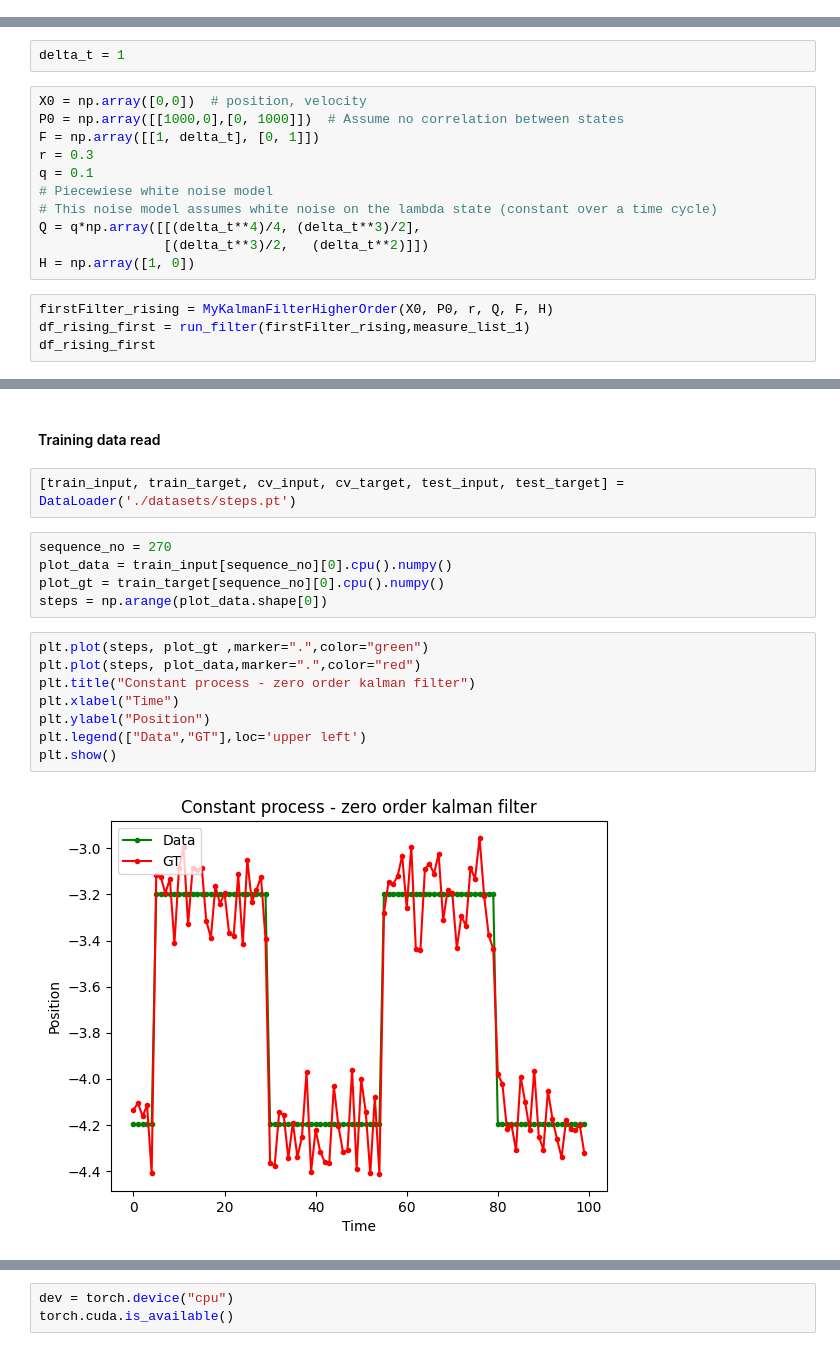
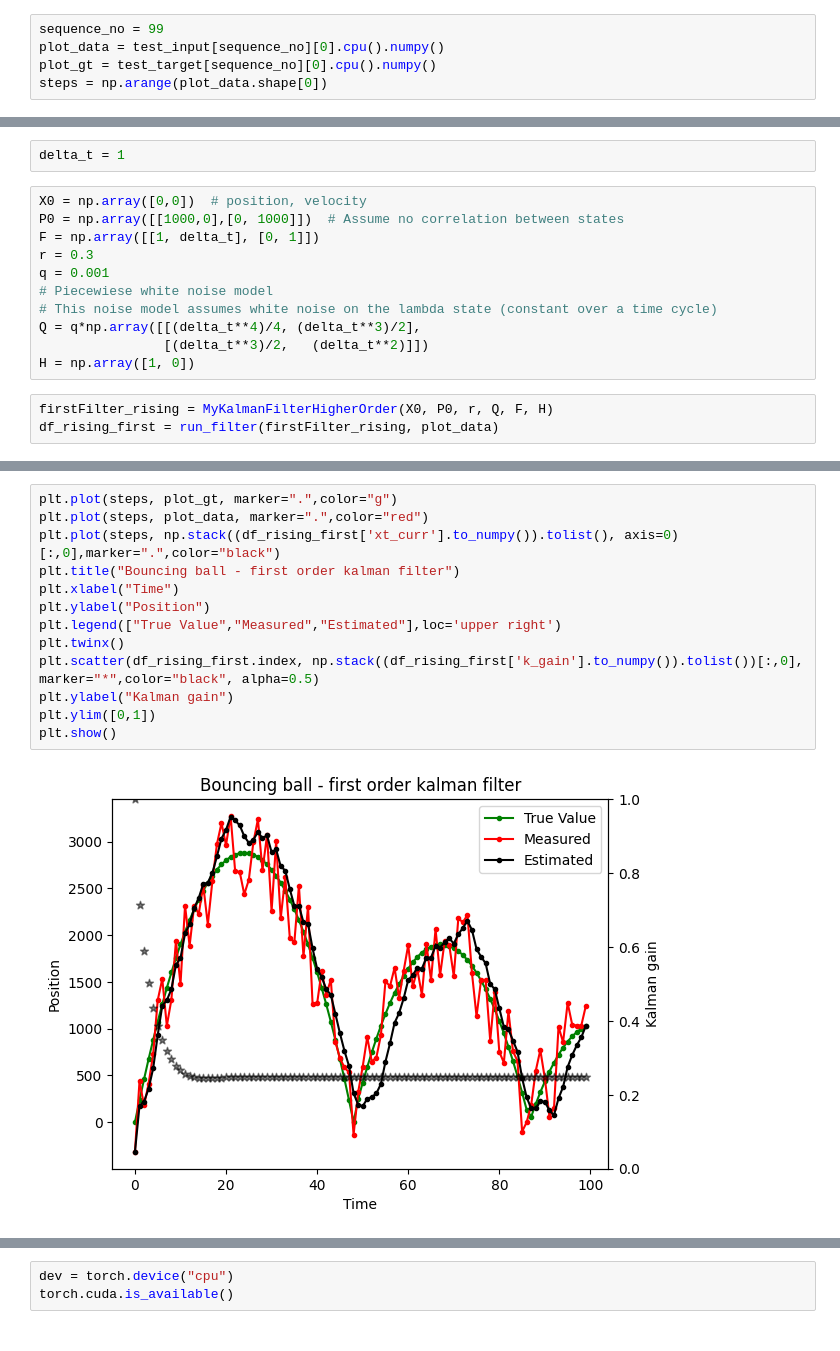
Before and after one commit to 262882/myKalmanFIlter, a Jupyter notebook: kalmanFilteringNeural.ipynb, the cells around one changed output, grey strips where cells are left out. Drawn from its saved outputs; the diff is of its cells as text.

Commit message:
Add neural kalman filtering

```diff
--- a/kalmanFilteringNeural.ipynb
+++ b/kalmanFilteringNeural.ipynb
@@ -53,0 +20,5 @@ tensor([[[0., 1., 1.,  ..., 0., 0., 0.],
+# %%
+sequence_no = 99
+plot_data = test_input[sequence_no][0].cpu().numpy()
+plot_gt = test_target[sequence_no][0].cpu().numpy()
+steps = np.arange(plot_data.shape[0])
@@ -58,7 +41,7 @@ X0 = np.array([0,0])  # position, velocity
 P0 = np.array([[1000,0],[0, 1000]])  # Assume no correlation between states
 F = np.array([[1, delta_t], [0, 1]])
 r = 0.3
-q = 0.1
+q = 0.001
 # Piecewiese white noise model
 # This noise model assumes white noise on the lambda state (constant over a time cycle)
 Q = q*np.array([[(delta_t**4)/4, (delta_t**3)/2],
@@ -66,5 +49,4 @@ Q = q*np.array([[(delta_t**4)/4, (delta_t**3)/2],
 H = np.array([1, 0])
 # %%
 firstFilter_rising = MyKalmanFilterHigherOrder(X0, P0, r, Q, F, H)
-df_rising_first = run_filter(firstFilter_rising,measure_list_1)
-df_rising_first
+df_rising_first = run_filter(firstFilter_rising, plot_data)
@@ -116,20 +53,16 @@ plt.show()
-# %% [markdown]
-#### Training data read
-# %%
-[train_input, train_target, cv_input, cv_target, test_input, test_target] = DataLoader('./datasets/steps.pt')
-# %%
-sequence_no = 270
-plot_data = train_input[sequence_no][0].cpu().numpy()
-plot_gt = train_target[sequence_no][0].cpu().numpy()
-steps = np.arange(plot_data.shape[0])
 # %%
-plt.plot(steps, plot_gt ,marker=".",color="green")
-plt.plot(steps, plot_data,marker=".",color="red")
-plt.title("Constant process - zero order kalman filter")
+plt.plot(steps, plot_gt, marker=".",color="g")
+plt.plot(steps, plot_data, marker=".",color="red")
+plt.plot(steps, np.stack((df_rising_first['xt_curr'].to_numpy()).tolist(), axis=0)[:,0],marker=".",color="black")
+plt.title("Bouncing ball - first order kalman filter")
 plt.xlabel("Time")
 plt.ylabel("Position")
-plt.legend(["Data","GT"],loc='upper left')
+plt.legend(["True Value","Measured","Estimated"],loc='upper right')
+plt.twinx()
+plt.scatter(df_rising_first.index, np.stack((df_rising_first['k_gain'].to_numpy()).tolist())[:,0], marker="*",color="black", alpha=0.5)
+plt.ylabel("Kalman gain")
+plt.ylim([0,1])
 plt.show()
 # %% [output]
-[figure, old version]
+[figure, new version]
 # %% [markdown]
```
Also changed, not shown: parts of 30 cells of this notebook, 3 other files.
